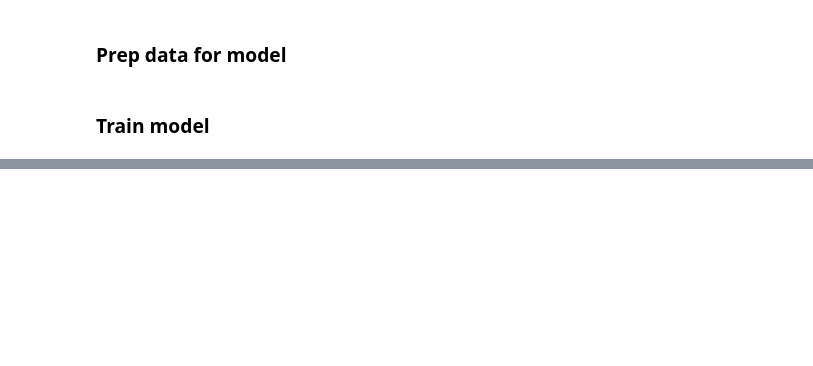
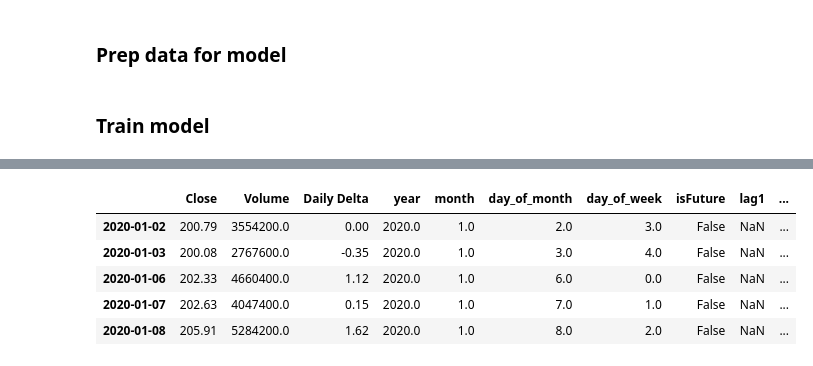
Before and after one commit to connor-hanan/financial_stock_analysis, a Jupyter notebook: resources/project_notebook.ipynb, the cells around one changed output, grey strips where cells are left out. Saved outputs shown, nothing was run; the diff lists cells and outputs as text; code cells hidden in the pictures; blank space fills up the shorter version.

```diff
--- a/resources/project_notebook.ipynb
+++ b/resources/project_notebook.ipynb
@@ -423,0 +483,6 @@ plot_predictions(ticker, df)
+# %%
+# Creating a one year lag variable
+def create_lag(data):
+    data['lag1'] = (data.index - pd.Timedelta('252 days')).map(target_map)
+
+    return data
@@ -423,0 +497,9 @@ plot_predictions(ticker, df)
+# %%
+future = pd.date_range(end_date, '2025-08-03')
+future_df = pd.DataFrame(index=future)
+future_df['isFuture'] = True
+ml_data = create_lag(ml_data)
+ml_data['isFuture'] = False
+
+
+df_w_future = pd.concat([ml_data, future_df])
@@ -423,0 +514,15 @@ plot_predictions(ticker, df)
+# %%
+features = ['Volume', 'Daily Delta', 'year', 'month', 'day_of_month',
+       'day_of_week', 'isFuture', 'lag1']
+target = 'Close'
+
+X_all = ml_data[features]
+y_all = ml_data[target]
+
+# Train model
+
+reg_model = xgb.XGBRegressor()
+
+reg_model.fit(X_all, y_all,
+              eval_set=[(X_all, y_all)],
+              verbose=100)
@@ -423,0 +543,11 @@ plot_predictions(ticker, df)
+# %%
+df_w_future['preds'] = reg_model.predict(df_w_future[features])
+# %%
+df_w_future.head()
+# %% [output]
+|  | Close | Volume | Daily Delta | year | month | day_of_month | day_of_week | isFuture | lag1 | ... |
+| 2020-01-02 | 200.79 | 3554200.0 | 0.00 | 2020.0 | 1.0 | 2.0 | 3.0 | False | NaN | ... |
+| 2020-01-03 | 200.08 | 2767600.0 | -0.35 | 2020.0 | 1.0 | 3.0 | 4.0 | False | NaN | ... |
+| 2020-01-06 | 202.33 | 4660400.0 | 1.12 | 2020.0 | 1.0 | 6.0 | 0.0 | False | NaN | ... |
+| 2020-01-07 | 202.63 | 4047400.0 | 0.15 | 2020.0 | 1.0 | 7.0 | 1.0 | False | NaN | ... |
+| 2020-01-08 | 205.91 | 5284200.0 | 1.62 | 2020.0 | 1.0 | 8.0 | 2.0 | False | NaN | ... |
```
Also changed, not shown: parts of 25 cells of this notebook, 2 other files.
